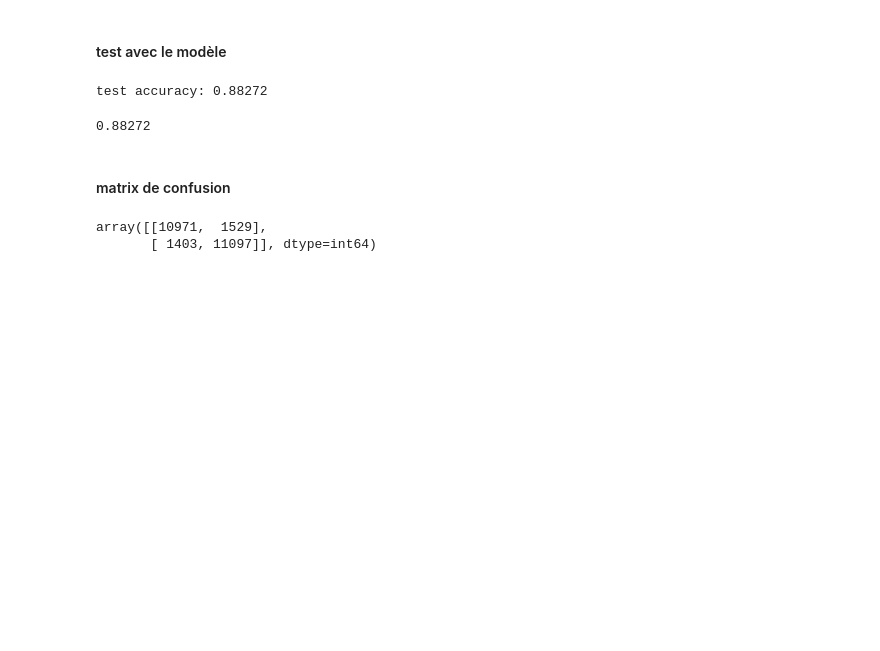
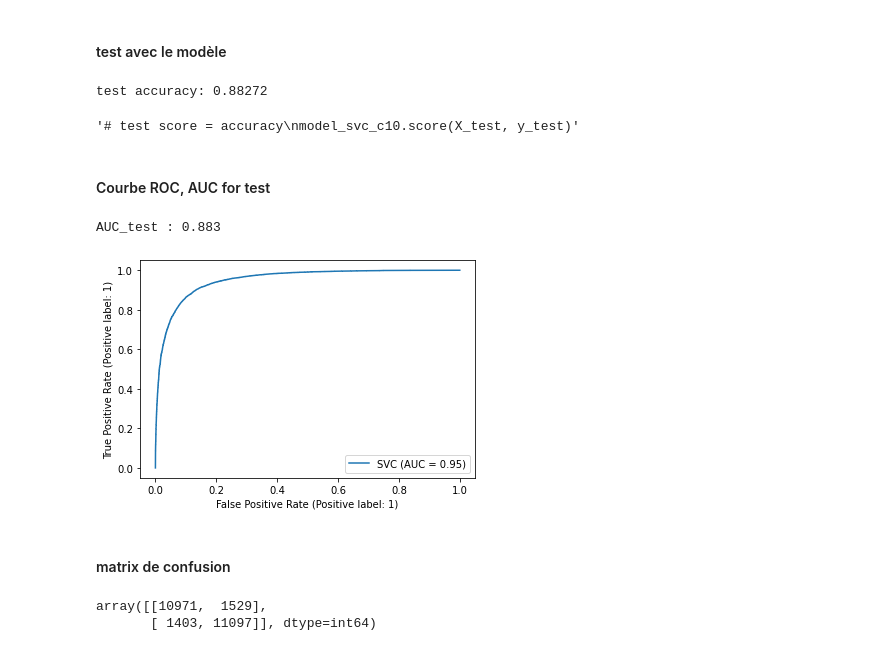
Before and after one commit to MiyukiMol/TP3_imdb, a Jupyter notebook: 2021_11_IMDB_3_test_final.ipynb, the cells around one changed output. Saved outputs shown, nothing was run; the diff lists cells and outputs as text; code cells hidden in the pictures; blank space fills up the shorter version.

```diff
--- a/2021_11_IMDB_3_test_final.ipynb
+++ b/2021_11_IMDB_3_test_final.ipynb
@@ -33,7 +35,9 @@ print(f'test accuracy: {accuracy_test_c10}')
 # %% [output]
 test accuracy: 0.88272
 # %%
-# test score = accuracy
-model_svc_c10.score(X_test, y_test)
+"""# test score = accuracy
+model_svc_c10.score(X_test, y_test)"""
 # %% [output]
-0.88272
+'# test score = accuracy\nmodel_svc_c10.score(X_test, y_test)'
+# %% [markdown]
+#### Courbe ROC, AUC for test
@@ -39,0 +46,4 @@ model_svc_c10.score(X_test, y_test)
+# %%
+print('AUC_test : {:.3f}'.format(roc_auc_score))
+# %% [output]
+AUC_test : 0.883
@@ -39,0 +52,5 @@ model_svc_c10.score(X_test, y_test)
+# %%
+plot_roc_curve(model_svc_c10, X_test, y_test)
+plt.show()
+# %% [output]
+[figure, added]
```
Also changed, not shown: parts of 7 cells of this notebook.
